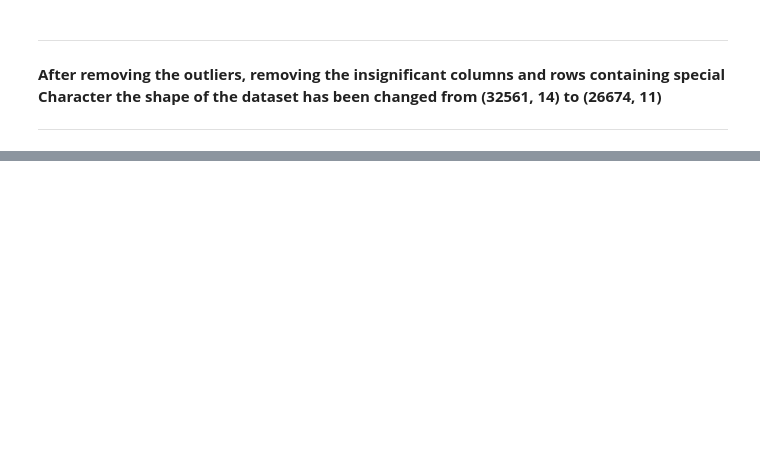
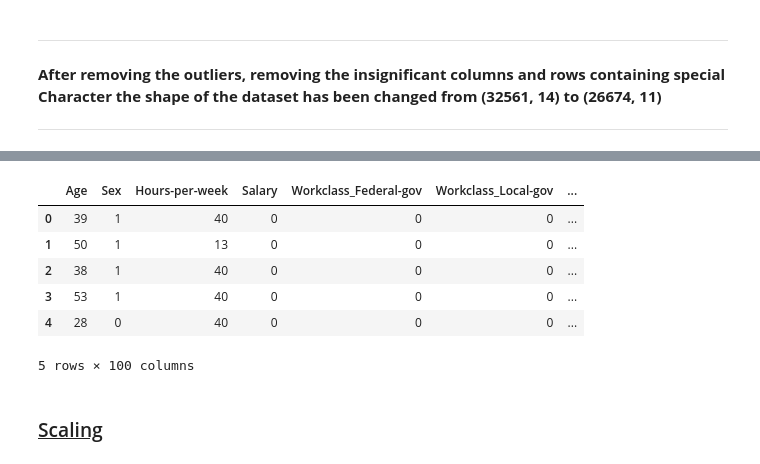
Before and after one commit to JamesAnthraper/HR-Salary-Dashboard, a Jupyter notebook: HR Salary Dashboard.ipynb, the cells around one changed output, grey strips where cells are left out. Drawn from its saved outputs; the diff is of its cells as text; code cells hidden in the pictures; blank space fills up the shorter version.

```diff
--- a/HR Salary Dashboard.ipynb
+++ b/HR Salary Dashboard.ipynb
@@ -561,0 +659,7 @@ cat
+# %%
+cat_1=['Sex','Salary']
+# %%
+from sklearn.preprocessing import LabelEncoder
+label_en=LabelEncoder()
+data[cat_1] = data[cat_1].apply(label_en.fit_transform)
+data.info()
@@ -561,0 +687,5 @@ cat
+# %%
+cat_2=['Workclass','Education','Marital-status','Occupation','Relationship','Race','Native-country']
+# %%
+data_encoded1=pd.get_dummies(data,columns=cat_2)
+data_encoded1.info()
@@ -561,0 +710,12 @@ cat
+# %%
+data_encoded1.head()
+# %% [output]
+|  | Age | Sex | Hours-per-week | Salary | Workclass_Federal-gov | Workclass_Local-gov | ... |
+| 0 | 39 | 1 | 40 | 0 | 0 | 0 | ... |
+| 1 | 50 | 1 | 13 | 0 | 0 | 0 | ... |
+| 2 | 38 | 1 | 40 | 0 | 0 | 0 | ... |
+| 3 | 53 | 1 | 40 | 0 | 0 | 0 | ... |
+| 4 | 28 | 0 | 40 | 0 | 0 | 0 | ... |
+5 rows × 100 columns
+# %% [markdown]
+### <u>Scaling</u>
```
Also changed, not shown: parts of 80 cells of this notebook.
